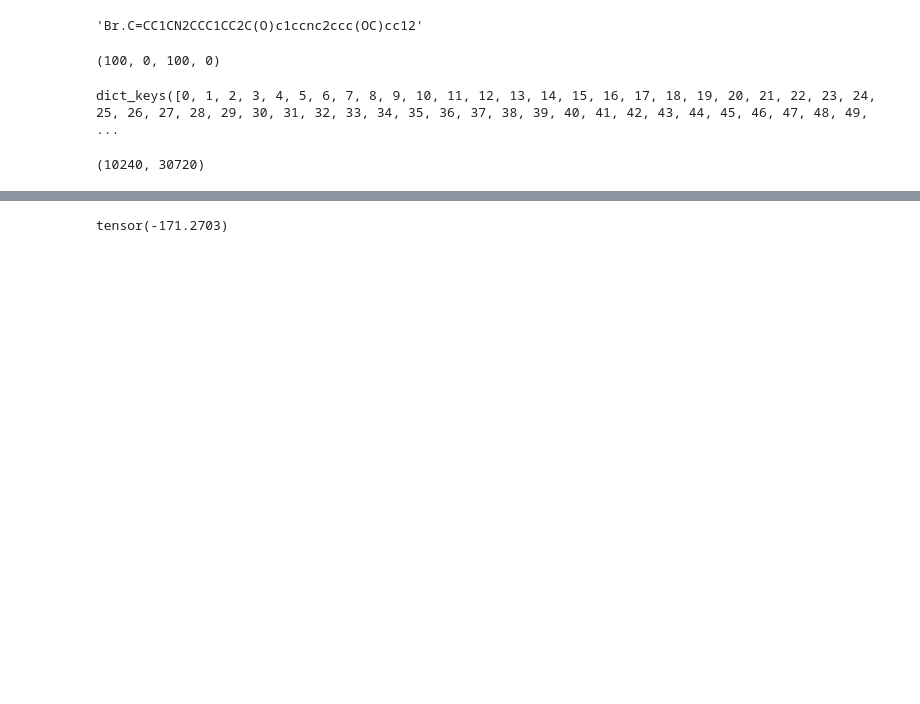
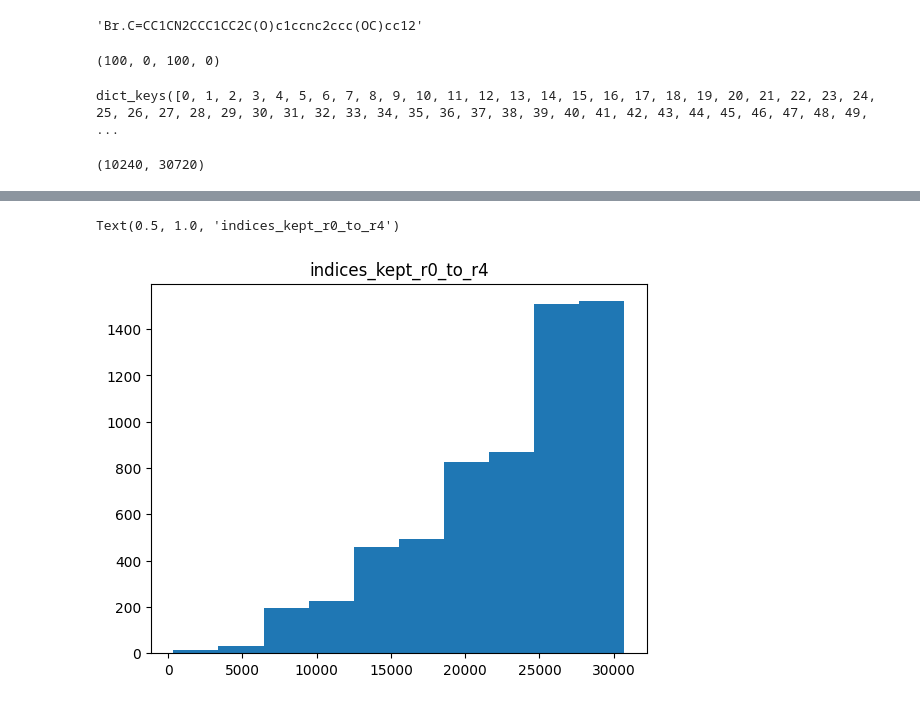
Before and after one commit to xwd0418/Spectre, a Jupyter notebook: notebooks/dataset_building/wangdong_inspect_current_6144r2_fp.ipynb, the cells around one changed output, grey strips where cells are left out. Cells and saved outputs as stored; diff of their text form; code cells hidden in the pictures; blank space fills up the shorter version.

```diff
--- a/notebooks/dataset_building/wangdong_inspect_current_6144r2_fp.ipynb
+++ b/notebooks/dataset_building/wangdong_inspect_current_6144r2_fp.ipynb
@@ -99,24 +100,20 @@ for file in os.listdir(f"{path_dir}/HYUN_FP"):
 # %%
 def compute_entropy(data):
     probability = data/len(smile)
-    entropy = (probability * np.log(np.clip(probability,1e-7 ,1)) ).sum()
+    entropy = (probability * np.log(np.clip(probability,1e-7 ,1)) )
     return entropy
 
-def extract_descent_probability_to_6144(data):
-    indices_of_min_3072 = np.argsort(data)[:3072]
-    indices_of_max_3072 = np.argsort(data)[-3072:]
-    smallest_3072 = data[indices_of_min_3072]
-    largest_3072 = data[indices_of_max_3072]
-    new_array = np.concatenate((smallest_3072, largest_3072))
-    return new_array
-
-def extract_and_compute_entropy(data):
-    return compute_entropy(extract_descent_probability_to_6144(data))
+def keep_smallest_entropy(data, size=6144):
+    entropy = compute_entropy(data)
+    indices_of_min_6144 = np.argsort(entropy)[:size]
+    # print(entropy, indices_of_min_6144)
+    total_entropy = entropy[indices_of_min_6144].sum()
+    return total_entropy, indices_of_min_6144
 # %%
-entropy_hyun_fp = compute_entropy(hyun_fp_count)
-entropy_r2_fp = compute_entropy(r2_fp_count)
-entropy_shortened_r0_to_r4_FP = extract_and_compute_entropy(r0_to_r4_FP_count)
-entropy_shortened_hyun_r4 = extract_and_compute_entropy(hyun_r4_count)
+entropy_hyun_fp, _ = keep_smallest_entropy(hyun_fp_count)
+entropy_r2_fp, _ = keep_smallest_entropy(r2_fp_count)
+entropy_shortened_r0_to_r4_FP, indices_kept_r0_to_r4 = keep_smallest_entropy(r0_to_r4_FP_count)
+entropy_shortened_hyun_r4, indices_kept_hyun_r4 = keep_smallest_entropy(hyun_r4_count)
 # %%
 print(f"entropy_hyun_fp: {entropy_hyun_fp}")
 print(f"entropy_r2_fp: {entropy_r2_fp}")
@@ -133,4 +127,6 @@ tensor([0.0000, 0.3321, 0.0000,  ..., 0.0035, 0.0029, 0.0063])
-# %%
-(entropys ).sum()
-# %% [output]
-tensor(-171.2703)
+# %%
+plt.hist(indices_kept_r0_to_r4 )
+plt.title("indices_kept_r0_to_r4")
+# %% [output]
+Text(0.5, 1.0, 'indices_kept_r0_to_r4')
+[figure, added]
```
Also changed, not shown: parts of 9 cells of this notebook, 4 other files.
